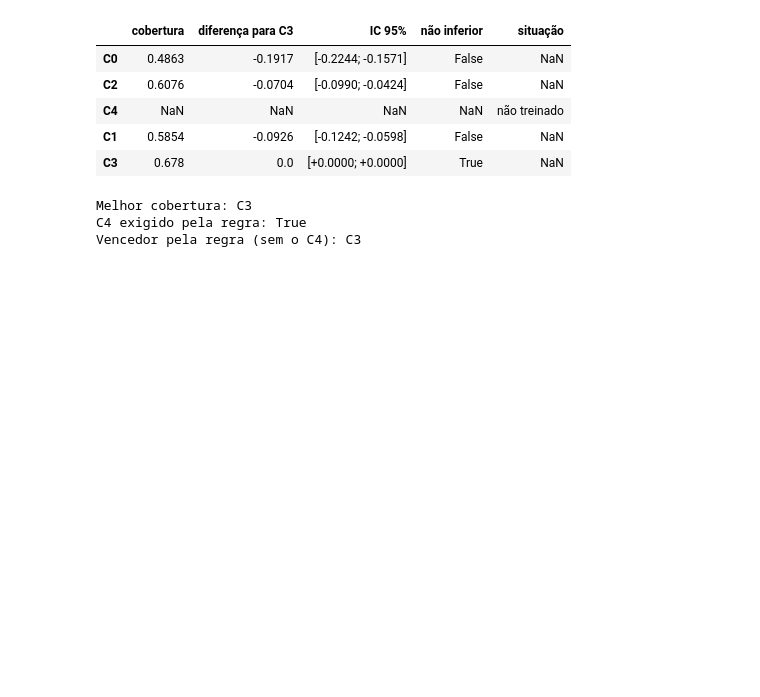
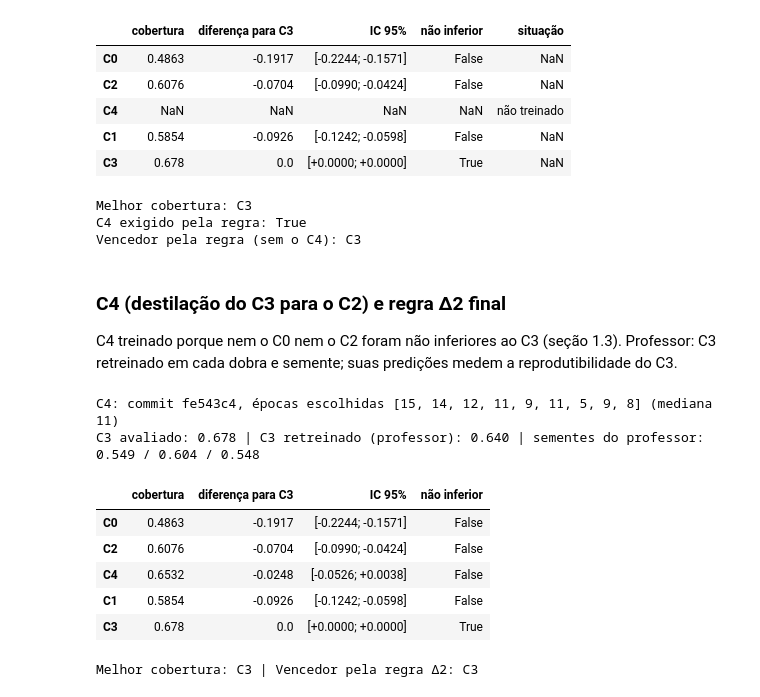
Before and after one commit to phelipecscosta/leitura_automatizada_mostradores_energia_pesquisa, a Jupyter notebook: exploracao/triagem_candidatos.ipynb, the cells around one changed output. Cells and saved outputs as stored; diff of their text form; code cells hidden in the pictures; blank space fills up the shorter version.

```diff
--- a/exploracao/triagem_candidatos.ipynb
+++ b/exploracao/triagem_candidatos.ipynb
@@ -531,3 +531,53 @@ print("Vencedor pela regra (sem o C4):", winner)
 Melhor cobertura: C3
 C4 exigido pela regra: True
 Vencedor pela regra (sem o C4): C3
+# %% [markdown]
+### C4 (destilação do C3 para o C2) e regra Δ2 final
+
+C4 treinado porque nem o C0 nem o C2 foram não inferiores ao C3 (seção 1.3).
+Professor: C3 retreinado em cada dobra e semente; suas predições medem a
+reprodutibilidade do C3.
+# %%
+# Bloco código 14
+meta = json.loads((WORK_DIR / OOF_FOLDER / "c4_wb_fino_r3.json").read_text(encoding="utf-8"))
+epochs = list(meta["configuracao"]["epocas_escolhidas"].values())
+print(f"C4: commit {meta['commit_produto'][:7]}, épocas escolhidas {epochs} "
+      f"(mediana {int(np.median(epochs))})")
+
+oof_r3["C4"] = load_oof(WORK_DIR, "c4_wb_fino_r3", EVAL_CODES)
+OUTPUT_CLASS["C4"] = TRAINING_GROUP_CLASS
+results["C4"] = evaluate("C4", oof_r3["C4"], TRAINING_GROUP_CLASS)
+
+# Reprodutibilidade do C3: professor retreinado (partes) contra o C3 avaliado
+parts_dir = WORK_DIR / OOF_FOLDER / "partes" / "c4_wb_fino_r3_professor"
+teacher_seeds = []
+for seed in range(3):
+    parts = [np.load(parts_dir / f"{lot}_s{seed}.npz") for lot in sorted(set(lots))]
+    assert [c for p in parts for c in p["codes"]] == EVAL_CODES
+    teacher_seeds.append(np.concatenate([p["logits"] for p in parts]))
+print(f"C3 avaliado: {results['C3']['cobertura']:.3f} | C3 retreinado (professor): "
+      f"{coverage_at_target(np.mean(teacher_seeds, axis=0)):.3f} | sementes do professor: "
+      + " / ".join(f"{coverage_at_target(t):.3f}" for t in teacher_seeds))
+
+# Regra Δ2 final, agora com o C4
+CHOSEN["C4"] = "C4"
+best = max(CHOSEN, key=lambda c: results[CHOSEN[c]]["cobertura"])
+rule = {}
+for cand in ORDER:
+    point, low, high = paired_coverage_diff(*scores[CHOSEN[cand]], *scores[CHOSEN[best]], labels)
+    rule[cand] = {"cobertura": results[CHOSEN[cand]]["cobertura"],
+                  f"diferença para {best}": round(point, 4),
+                  "IC 95%": f"[{low:+.4f}; {high:+.4f}]", "não inferior": low > MARGIN}
+display(pd.DataFrame(rule).T)
+winner = next(c for c in ORDER if rule[c]["não inferior"])
+print("Melhor cobertura:", best, "| Vencedor pela regra Δ2:", winner)
+# %% [output]
+C4: commit fe543c4, épocas escolhidas [15, 14, 12, 11, 9, 11, 5, 9, 8] (mediana 11)
+C3 avaliado: 0.678 | C3 retreinado (professor): 0.640 | sementes do professor: 0.549 / 0.604 / 0.548
+|  | cobertura | diferença para C3 | IC 95% | não inferior |
+| C0 | 0.4863 | -0.1917 | [-0.2244; -0.1571] | False |
+| C2 | 0.6076 | -0.0704 | [-0.0990; -0.0424] | False |
+| C4 | 0.6532 | -0.0248 | [-0.0526; +0.0038] | False |
+| C1 | 0.5854 | -0.0926 | [-0.1242; -0.0598] | False |
+| C3 | 0.678 | 0.0 | [+0.0000; +0.0000] | True |
+Melhor cobertura: C3 | Vencedor pela regra Δ2: C3
```
Also changed, not shown: parts of 2 cells of this notebook, 1 other file.
